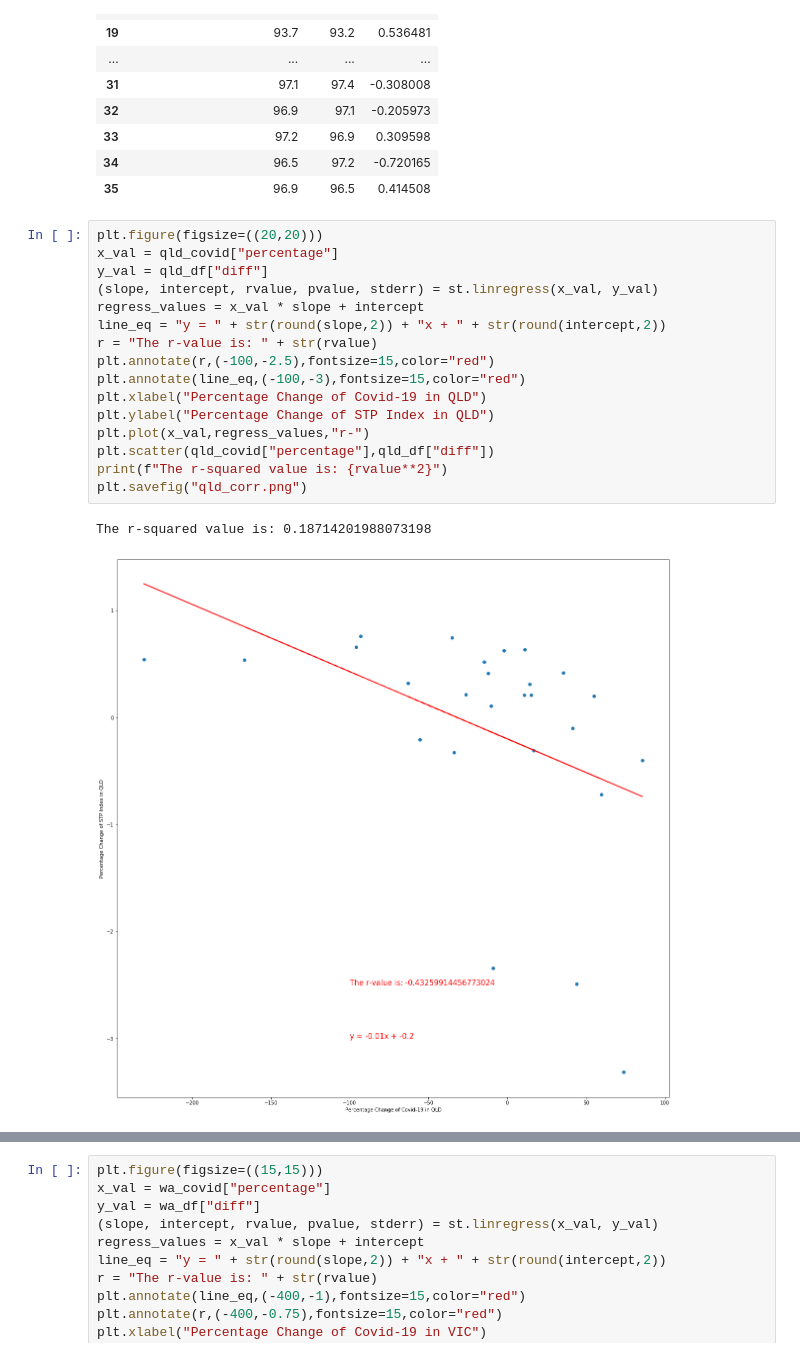
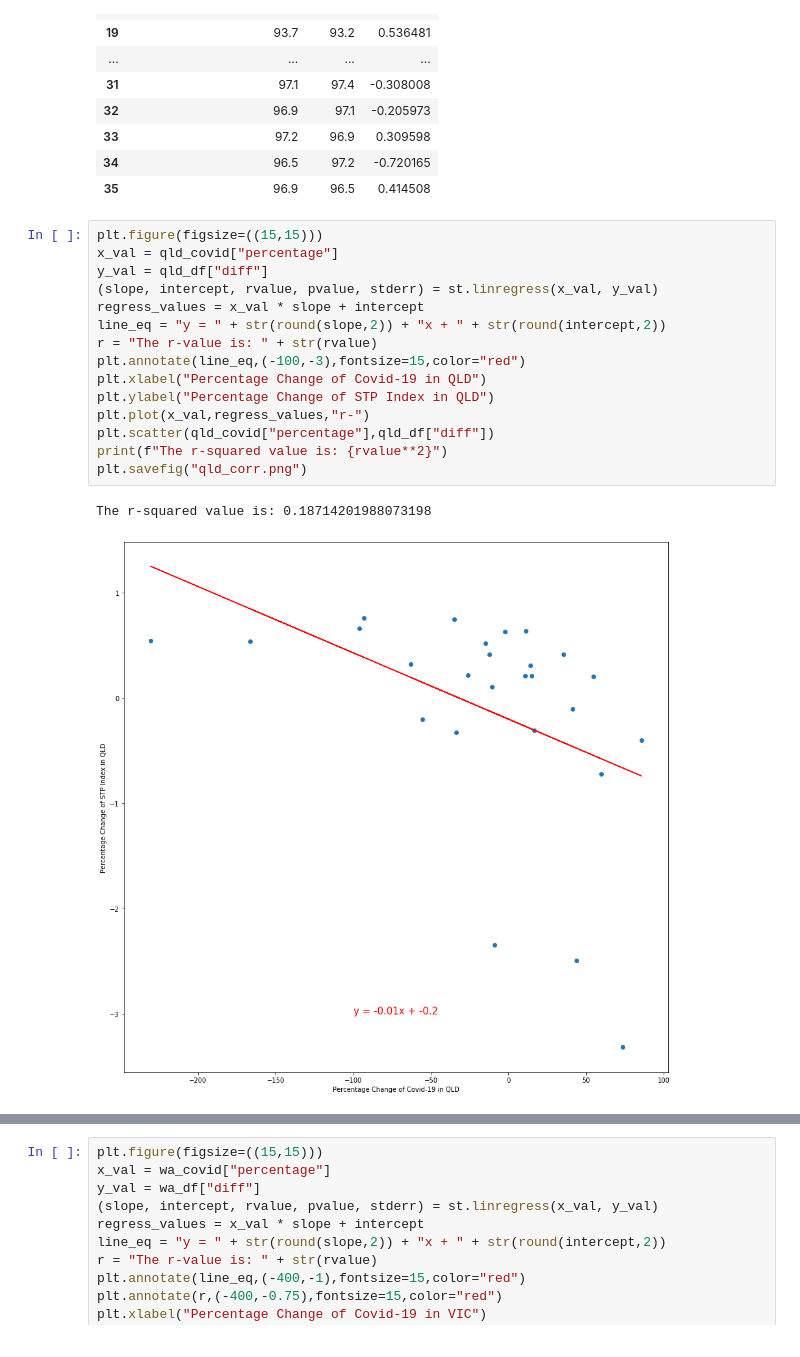
Before and after one commit to ali-beer/covid_payroll_project, a Jupyter notebook: graph_linregress.ipynb, the cells around one changed output, grey strips where cells are left out. Cells and saved outputs as stored; diff of their text form.

```diff
--- a/graph_linregress.ipynb
+++ b/graph_linregress.ipynb
@@ -95,24 +115,23 @@ vic_df
 | 34 | 96.5 | 97.2 | -0.720165 |
 | 35 | 96.9 | 96.5 | 0.414508 |
 # %%
-plt.figure(figsize=((20,20)))
+plt.figure(figsize=((15,15)))
 x_val = qld_covid["percentage"]
 y_val = qld_df["diff"]
 (slope, intercept, rvalue, pvalue, stderr) = st.linregress(x_val, y_val)
 regress_values = x_val * slope + intercept
 line_eq = "y = " + str(round(slope,2)) + "x + " + str(round(intercept,2))
 r = "The r-value is: " + str(rvalue)
-plt.annotate(r,(-100,-2.5),fontsize=15,color="red")
 plt.annotate(line_eq,(-100,-3),fontsize=15,color="red")
 plt.xlabel("Percentage Change of Covid-19 in QLD")
 plt.ylabel("Percentage Change of STP Index in QLD")
 plt.plot(x_val,regress_values,"r-")
 plt.scatter(qld_covid["percentage"],qld_df["diff"])
 print(f"The r-squared value is: {rvalue**2}")
 plt.savefig("qld_corr.png")
 # %% [output]
 The r-squared value is: 0.18714201988073198
-[figure, old version]
+[figure, new version]
 # %%
 plt.figure(figsize=((15,15)))
 x_val = vic_covid["percentage"]
```
Also changed, not shown: parts of 4 cells of this notebook.
